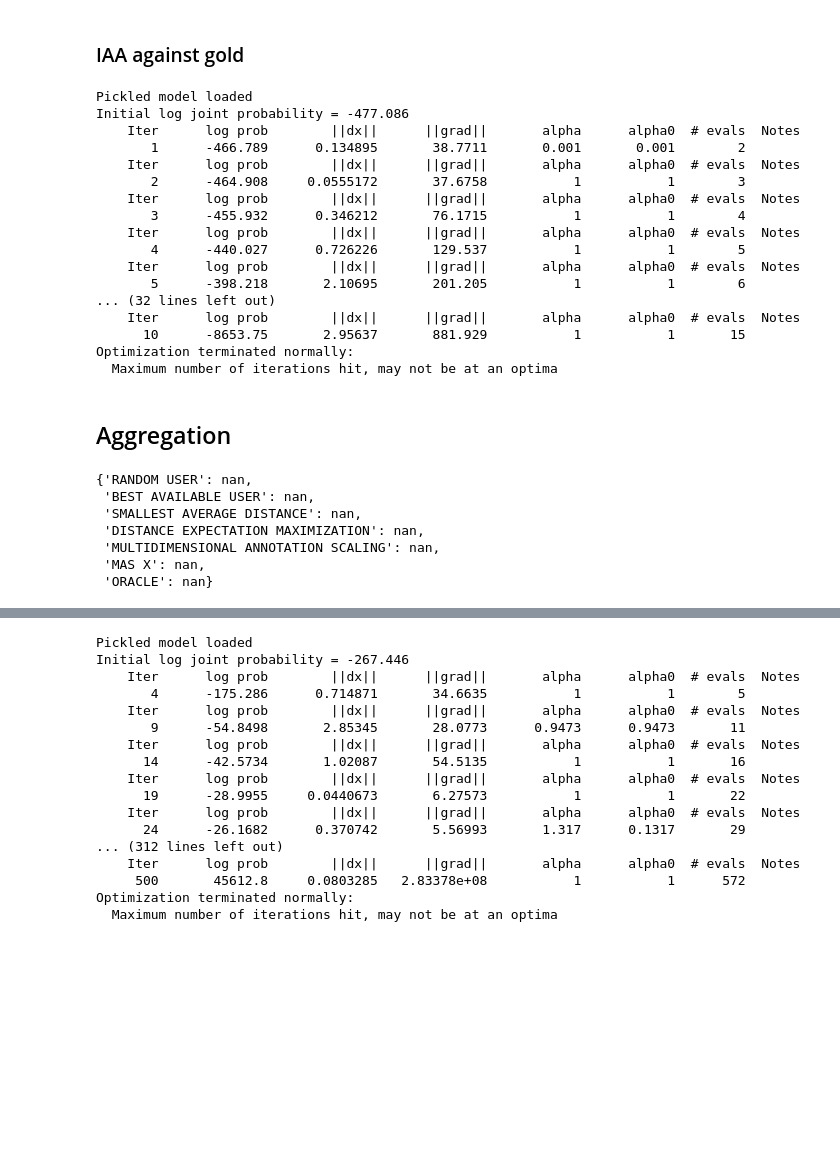
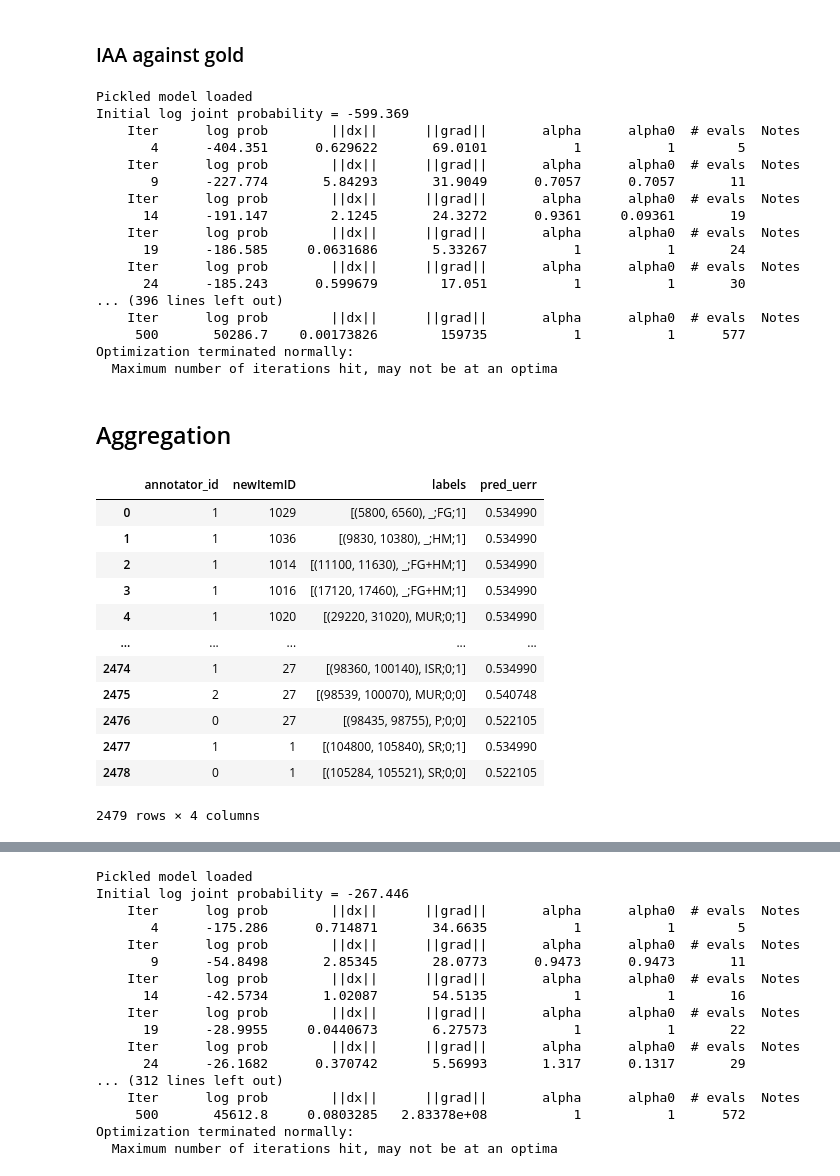
Before and after one commit to rufaelfekadu/Stutter-detection, a Jupyter notebook: notebooks/our_annotations.ipynb, the cells around one changed output, grey strips where cells are left out. Drawn from its saved outputs; the diff is of its cells as text; code cells hidden in the pictures; blank space fills up the shorter version.

Commit message:
major update to trainner

```diff
--- a/notebooks/our_annotations.ipynb
+++ b/notebooks/our_annotations.ipynb
@@ -717,7 +809,8 @@ class OurExperiment(DecompositionExperiment):
         self.dist_funs = [iou_vr, binary_distance]
 
     def setup(self,**kwargs):
-        bbdf = pd.read_csv("../datasets/fluencybank/our_annotations/reading/csv/gran_data_without_gold.csv")
+        bbdf = pd.read_csv("../datasets/fluencybank/our_annotations/reading/csv/gran_data_train.csv")
+
         bbdf['annotator_id'] = bbdf['annotator'].astype('category').cat.codes
         bbdf['item_id'] = bbdf['newItemID'].astype('category').cat.codes
         bbdf['timevr'] = bbdf['timevr'].apply(lambda x: vr_fromstr(eval(x)))
@@ -730,23 +823,23 @@ class OurExperiment(DecompositionExperiment):
 
 our_exp = OurExperiment(eval_fn=iou_vr, label_colname='labels', item_colname='newItemID', annotator_colname='annotator_id')
 our_exp.setup()
-our_exp.train(dem_iter=10, mas_iter=10, masX_iter=0)
+our_exp.train(dem_iter=500, mas_iter=500, masX_iter=0)
 # %% [output]
 Pickled model loaded
-Initial log joint probability = -477.086
+Initial log joint probability = -599.369
     Iter      log prob        ||dx||      ||grad||       alpha      alpha0  # evals  Notes
-       1      -466.789      0.134895       38.7711       0.001       0.001        2
+       4      -404.351      0.629622       69.0101           1           1        5
     Iter      log prob        ||dx||      ||grad||       alpha      alpha0  # evals  Notes
-       2      -464.908     0.0555172       37.6758           1           1        3
+       9      -227.774       5.84293       31.9049      0.7057      0.7057       11
     Iter      log prob        ||dx||      ||grad||       alpha      alpha0  # evals  Notes
-       3      -455.932      0.346212       76.1715           1           1        4
+      14      -191.147        2.1245       24.3272      0.9361     0.09361       19
     Iter      log prob        ||dx||      ||grad||       alpha      alpha0  # evals  Notes
-       4      -440.027      0.726226       129.537           1           1        5
+      19      -186.585     0.0631686       5.33267           1           1       24
     Iter      log prob        ||dx||      ||grad||       alpha      alpha0  # evals  Notes
-       5      -398.218       2.10695       201.205           1           1        6
-... (32 lines left out)
+      24      -185.243      0.599679        17.051           1           1       30
+... (396 lines left out)
     Iter      log prob        ||dx||      ||grad||       alpha      alpha0  # evals  Notes
-      10      -8653.75       2.95637       881.929           1           1       15
+     500       50286.7    0.00173826        159735           1           1      577
 Optimization terminated normally:
   Maximum number of iterations hit, may not be at an optima
 # %% [markdown]
@@ -754,13 +847,19 @@ Optimization terminated normally:
 # %%
 our_exp.test(debug=False)
 # %%
-our_exp.scoreboard
+our_exp.annodf
 # %% [output]
+|  | annotator_id | newItemID | labels | pred_uerr |
+| 0 | 1 | 1029 | [(5800, 6560), _;FG;1] | 0.534990 |
+| 1 | 1 | 1036 | [(9830, 10380), _;HM;1] | 0.534990 |
+| 2 | 1 | 1014 | [(11100, 11630), _;FG+HM;1] | 0.534990 |
+| 3 | 1 | 1016 | [(17120, 17460), _;FG+HM;1] | 0.534990 |
+| 4 | 1 | 1020 | [(29220, 31020), MUR;0;1] | 0.534990 |
+| ... | ... | ... | ... | ... |
+| 2474 | 1 | 27 | [(98360, 100140), ISR;0;1] | 0.534990 |
+| 2475 | 2 | 27 | [(98539, 100070), MUR;0;0] | 0.540748 |
+| 2476 | 0 | 27 | [(98435, 98755), P;0;0] | 0.522105 |
+| 2477 | 1 | 1 | [(104800, 105840), SR;0;1] | 0.534990 |
+| 2478 | 0 | 1 | [(105284, 105521), SR;0;0] | 0.522105 |
-{'RANDOM USER': nan,
- 'BEST AVAILABLE USER': nan,
- 'SMALLEST AVERAGE DISTANCE': nan,
- 'DISTANCE EXPECTATION MAXIMIZATION': nan,
- 'MULTIDIMENSIONAL ANNOTATION SCALING': nan,
- 'MAS X': nan,
- 'ORACLE': nan}
+2479 rows × 4 columns
 # %%
```
Also changed, not shown: parts of 16 cells of this notebook, 35 other files.
